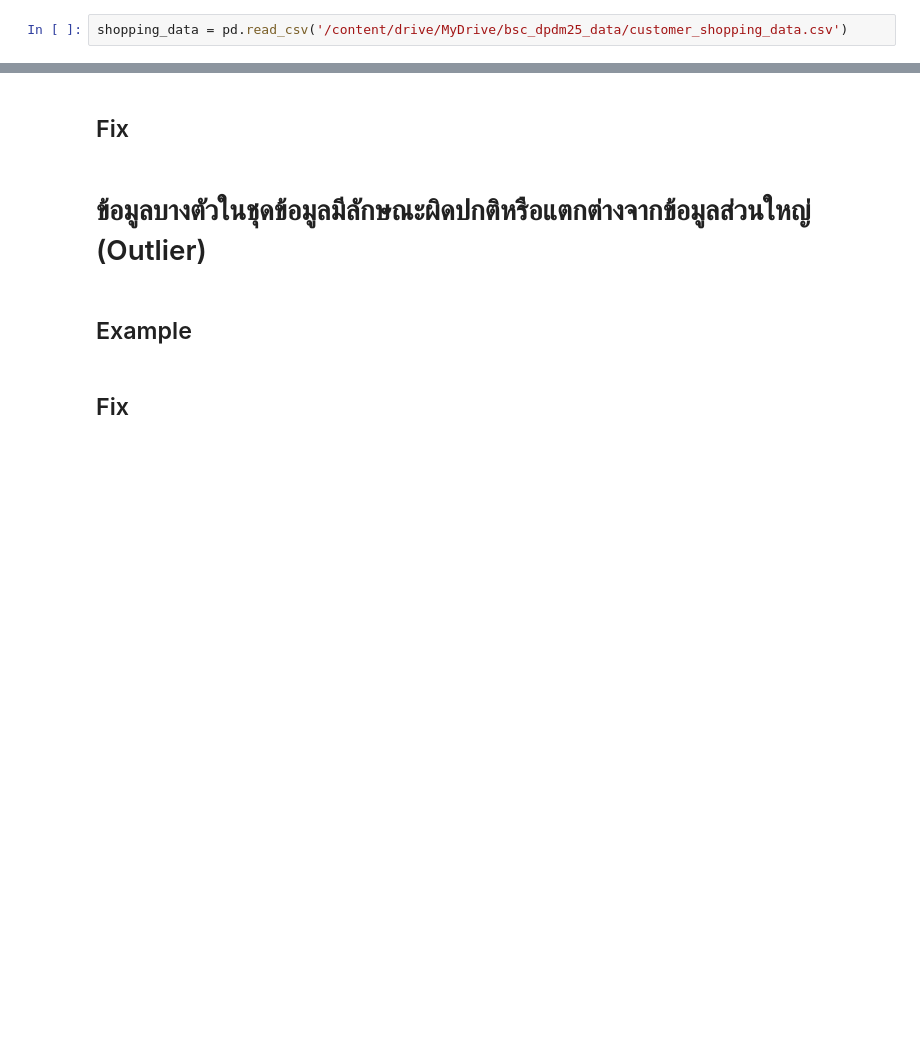
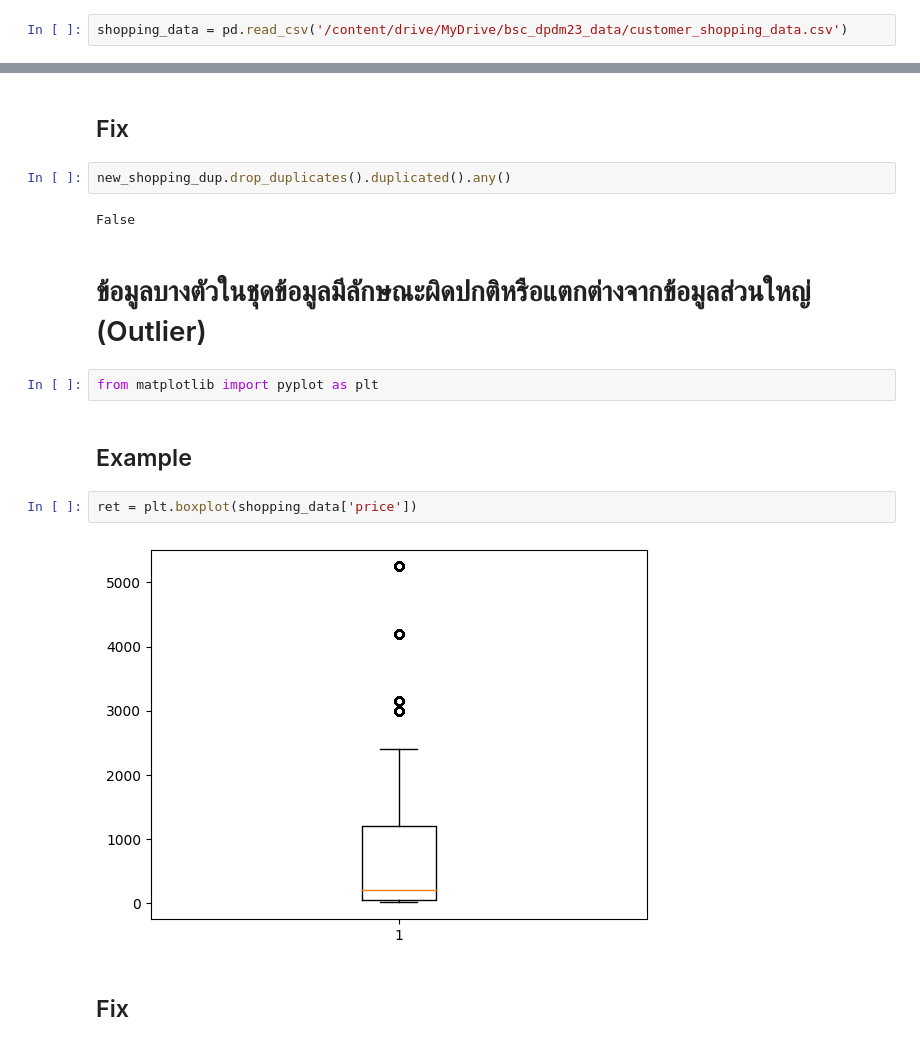
Before and after one commit to Thitiphorn267-3/BSC_DPDM23, a Jupyter notebook: Data_Preprocessing.ipynb, the cells around one changed output, grey strips where cells are left out. Saved outputs shown, nothing was run; the diff lists cells and outputs as text; blank space fills up the shorter version.

Commit message:
Data Preprocessing

```diff
--- a/Data_Preprocessing.ipynb
+++ b/Data_Preprocessing.ipynb
@@ -10,5 +13,5 @@ Mounted at /content/drive
 # %%
-shopping_data = pd.read_csv('/content/drive/MyDrive/bsc_dpdm25_data/customer_shopping_data.csv')
+shopping_data = pd.read_csv('/content/drive/MyDrive/bsc_dpdm23_data/customer_shopping_data.csv')
 # %%
 shopping_data
 # %% [output]
@@ -163,8 +388,18 @@ nem_shopping_data_fillcloth = nem_shopping_data
 # %% [markdown]
 ## Fix
+# %%
+new_shopping_dup.drop_duplicates().duplicated().any()
+# %% [output]
+False
 # %% [markdown]
 # ข้อมูลบางตัวในชุดข้อมูลมีลักษณะผิดปกติหรือแตกต่างจากข้อมูลส่วนใหญ่ (Outlier)
+# %%
+from matplotlib import pyplot as plt
 # %% [markdown]
 ## Example
+# %%
+ret = plt.boxplot(shopping_data['price'])
+# %% [output]
+[figure, added]
 # %% [markdown]
 ## Fix
```
Also changed, not shown: parts of 68 cells of this notebook.
